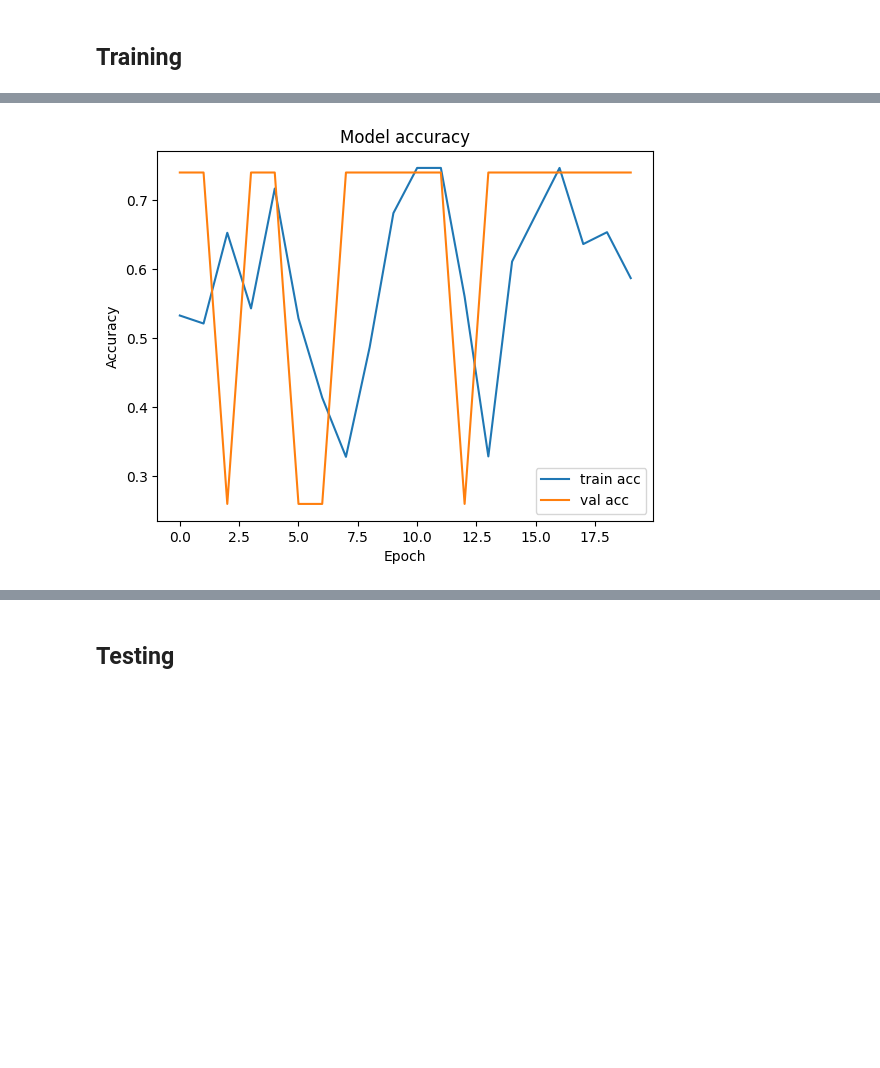
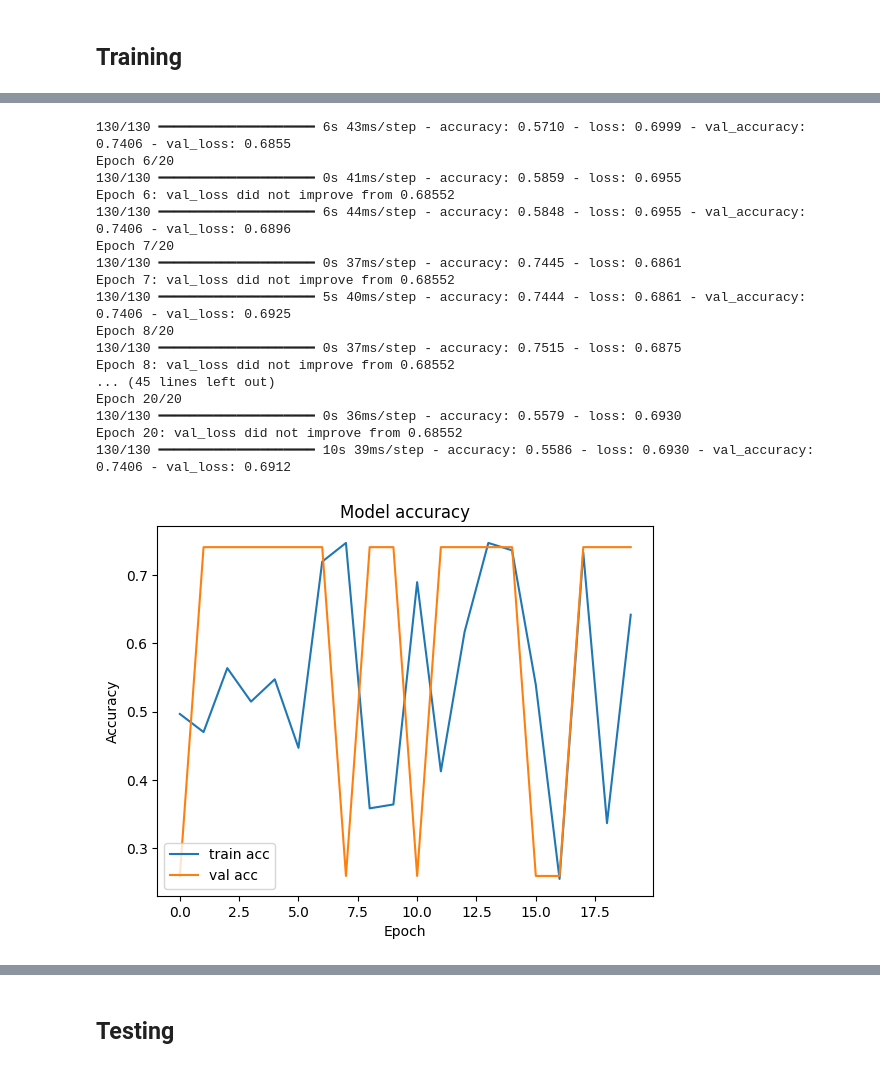
Before and after one commit to HongHanh-atUIT/CS231-NLP-FOOD-REVIEW-SA, a Jupyter notebook: RNN_BiLSTM_CNN_LSTM.ipynb, the cells around one changed output, grey strips where cells are left out. Saved outputs shown, nothing was run; the diff lists cells and outputs as text; code cells hidden in the pictures; blank space fills up the shorter version.

```diff
--- a/RNN_BiLSTM_CNN_LSTM.ipynb
+++ b/RNN_BiLSTM_CNN_LSTM.ipynb
@@ -56,4 +82,16 @@ base = "/content/drive/MyDrive/CS221-NLP/Project"
 Mounted at /content/drive
 # %% [markdown]
 ## Load data and word embedding
+# %%
+base = "/content/drive/MyDrive/CS221-NLP/Project"
+
+rdrsegmenter = VnCoreNLP("./vncorenlp/VnCoreNLP-1.1.1.jar", annotators="wseg", max_heap_size='-Xmx500m')
+def preprocess(text):
+    tokens = rdrsegmenter.tokenize(text)
+    return " ".join(token for token in tokens[0])
+
+data = pd.read_csv(base + "/Dataset/vsa_food_rv_train_clean.csv", encoding="utf-8")
+data['Comment'] = data['Comment'].apply(preprocess)
+X = data["Comment"]
+y = data["Rating"]
 # %%
@@ -85,7 +118,8 @@ print(class_weights)
 texts = X_train.astype(str).tolist()
 labels = y_train.tolist()
 
-texts_tokenized = [ViTokenizer.tokenize(t) for t in texts]
+texts_tokenized = [t.split() for t in texts]
+
 tokenizer = Tokenizer(oov_token="<UNK>")
 tokenizer.fit_on_texts(texts_tokenized)
 word_index = tokenizer.word_index
@@ -216,9 +257,12 @@ class CNN_LSTM:
     output = Dense(1, activation = 'sigmoid')(lstm)
     self.model = Model(input, output)
 
-  def train(self, x_train, y_train, epochs=5, batch_size=64, validation_split=0.2):
+  def train(self, x_train, y_train, model_file, epochs=5, batch_size=64, validation_split=0.2):
     self.model.compile(loss='binary_crossentropy', optimizer='adam', metrics=['accuracy'])
-    history = self.model.fit(x_train, y_train, epochs=epochs, batch_size=batch_size, validation_split=validation_split, class_weight=class_weights)
+    checkpoint = ModelCheckpoint(model_file, monitor='val_loss', save_best_only=True, mode='min', verbose=1 )
+    history = self.model.fit(x_train, y_train, epochs=epochs, batch_size=batch_size,
+                             validation_split=validation_split, class_weight=class_weights,
+                             callbacks = [checkpoint])
     return history
 
   def load(self, model_file):
@@ -252,6 +296,10 @@ def plot_history(hist):
   plt.show()
 # %% [markdown]
 ## Training
+# %%
+rnn_path = base + "/Model/rnn_vncore.h5"
+bilstm_path = base + "/Model/biLSTM_vncore.h5"
+cnn_lstm_path = base + "/Model/cnn_lstm_vncore.h5"
 # %%
 rnn = RNN()
 rnn.build()
@@ -383,6 +443,6 @@ Model: "functional_14"
  Non-trainable params: 0 (0.00 B)
 # %%
-hist = cnn_lstm.train(X_train, y_train, epochs=20, batch_size=64)
+hist = cnn_lstm.train(X_train, y_train, cnn_lstm_path, epochs=20, batch_size=64)
 plot_history(hist)
 # %% [output]
 Epoch 1/20
@@ -405 +471,18 @@ Epoch 20/20
+130/130 ━━━━━━━━━━━━━━━━━━━━ 6s 43ms/step - accuracy: 0.5710 - loss: 0.6999 - val_accuracy: 0.7406 - val_loss: 0.6855
+Epoch 6/20
+130/130 ━━━━━━━━━━━━━━━━━━━━ 0s 41ms/step - accuracy: 0.5859 - loss: 0.6955
+Epoch 6: val_loss did not improve from 0.68552
+130/130 ━━━━━━━━━━━━━━━━━━━━ 6s 44ms/step - accuracy: 0.5848 - loss: 0.6955 - val_accuracy: 0.7406 - val_loss: 0.6896
+Epoch 7/20
+130/130 ━━━━━━━━━━━━━━━━━━━━ 0s 37ms/step - accuracy: 0.7445 - loss: 0.6861
+Epoch 7: val_loss did not improve from 0.68552
+130/130 ━━━━━━━━━━━━━━━━━━━━ 5s 40ms/step - accuracy: 0.7444 - loss: 0.6861 - val_accuracy: 0.7406 - val_loss: 0.6925
+Epoch 8/20
+130/130 ━━━━━━━━━━━━━━━━━━━━ 0s 37ms/step - accuracy: 0.7515 - loss: 0.6875
+Epoch 8: val_loss did not improve from 0.68552
+... (45 lines left out)
+Epoch 20/20
+130/130 ━━━━━━━━━━━━━━━━━━━━ 0s 36ms/step - accuracy: 0.5579 - loss: 0.6930
+Epoch 20: val_loss did not improve from 0.68552
+130/130 ━━━━━━━━━━━━━━━━━━━━ 10s 39ms/step - accuracy: 0.5586 - loss: 0.6930 - val_accuracy: 0.7406 - val_loss: 0.6912
-[figure, old version]
+[figure, new version]
```
Also changed, not shown: parts of 23 cells of this notebook, 1 other file.
